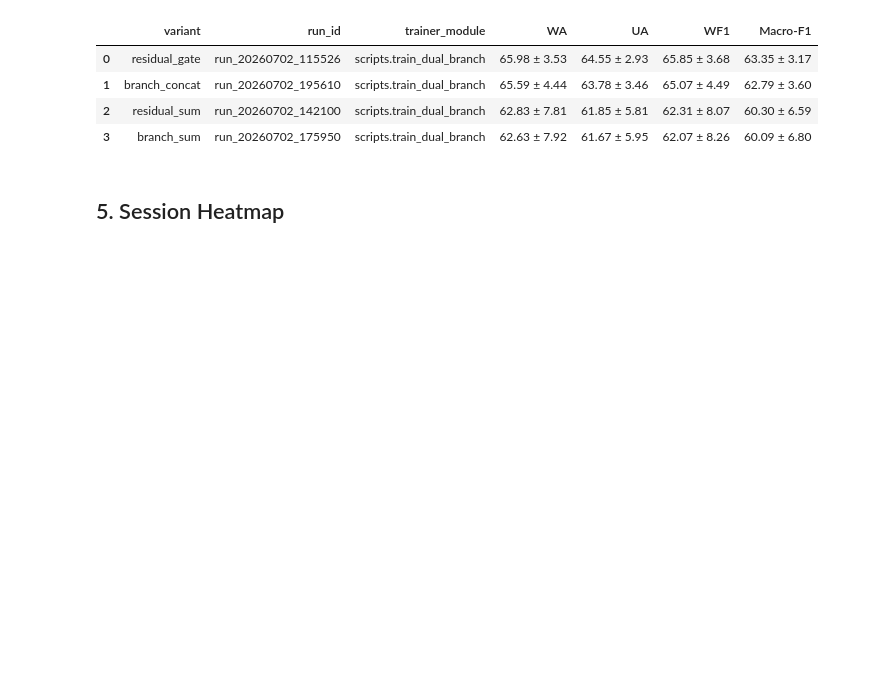
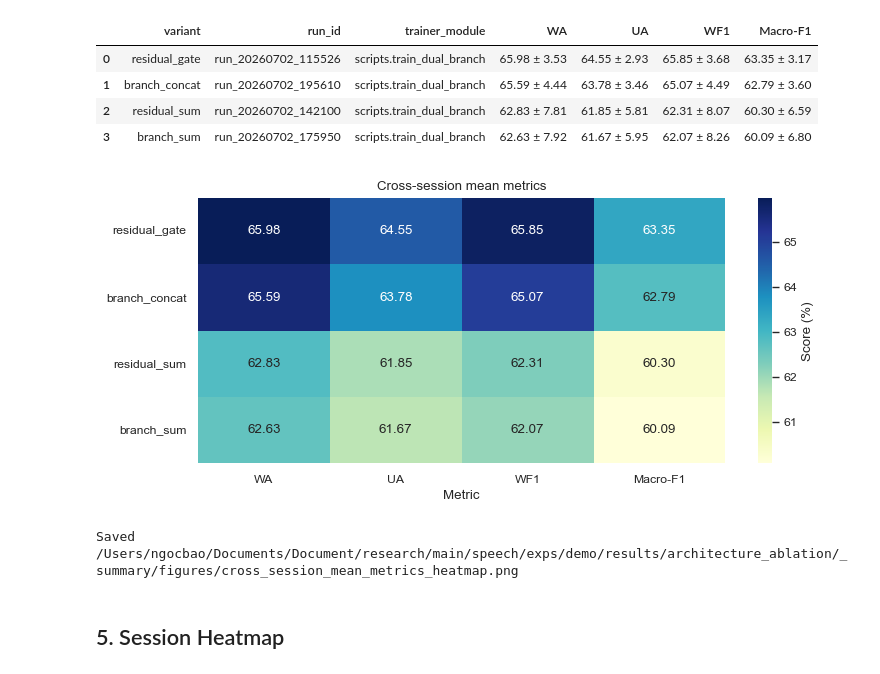
Before and after one commit to ngocbao220/conversational_ser, a Jupyter notebook: results/architecture_ablation/summary.ipynb, the cells around one changed output. Drawn from its saved outputs; the diff is of its cells as text; code cells hidden in the pictures; blank space fills up the shorter version.

```diff
--- a/results/architecture_ablation/summary.ipynb
+++ b/results/architecture_ablation/summary.ipynb
@@ -234,6 +235,25 @@ else:
 | 1 | branch_concat | run_20260702_195610 | scripts.train_dual_branch | 65.59 ± 4.44 | 63.78 ± 3.46 | 65.07 ± 4.49 | 62.79 ± 3.60 |
 | 2 | residual_sum | run_20260702_142100 | scripts.train_dual_branch | 62.83 ± 7.81 | 61.85 ± 5.81 | 62.31 ± 8.07 | 60.30 ± 6.59 |
 | 3 | branch_sum | run_20260702_175950 | scripts.train_dual_branch | 62.63 ± 7.92 | 61.67 ± 5.95 | 62.07 ± 8.26 | 60.09 ± 6.80 |
+# %%
+if aggregate_df.empty:
+    print("No aggregate data for metric heatmap.")
+else:
+    heat = aggregate_df.set_index("variant")[[f"{metric}_mean" for metric in METRICS]] * 100.0
+    heat.columns = METRICS
+    plt.figure(figsize=(max(7, 1.2 * len(METRICS) + 3), max(3.5, 0.45 * len(heat) + 1.5)))
+    sns.heatmap(heat, annot=True, fmt=".2f", cmap="YlGnBu", cbar_kws={"label": "Score (%)"})
+    plt.title("Cross-session mean metrics")
+    plt.xlabel("Metric")
+    plt.ylabel("")
+    plt.tight_layout()
+    fig_path = FIG_DIR / "cross_session_mean_metrics_heatmap.png"
+    plt.savefig(fig_path, dpi=180, bbox_inches="tight")
+    plt.show()
+    print("Saved", fig_path)
+# %% [output]
+[figure, added]
+Saved /Users/ngocbao/Documents/Document/research/main/speech/exps/demo/results/architecture_ablation/_summary/figures/cross_session_mean_metrics_heatmap.png
 # %% [markdown]
 ## 5. Session Heatmap
 # %%
```
Also changed, not shown: parts of 2 cells of this notebook, 6 other files.
